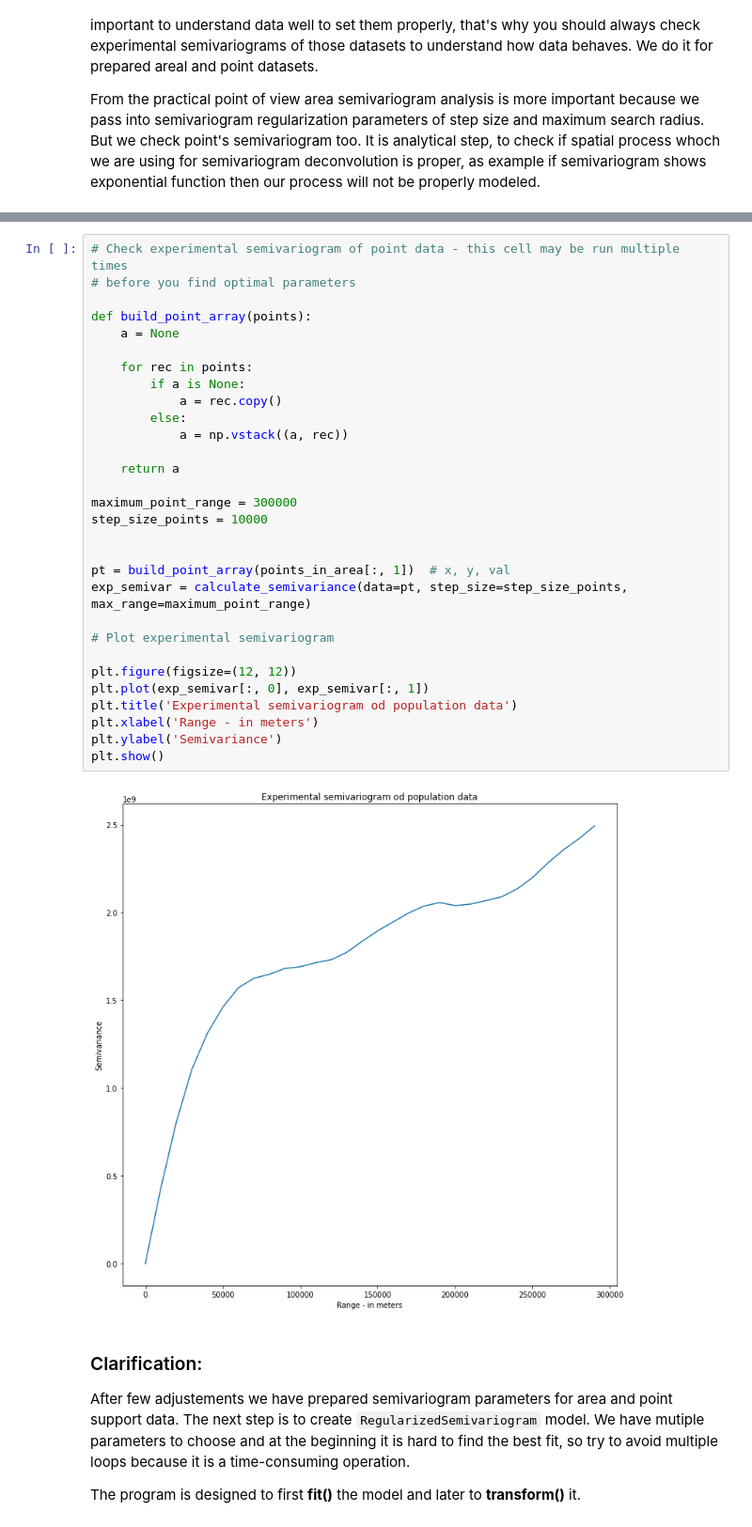
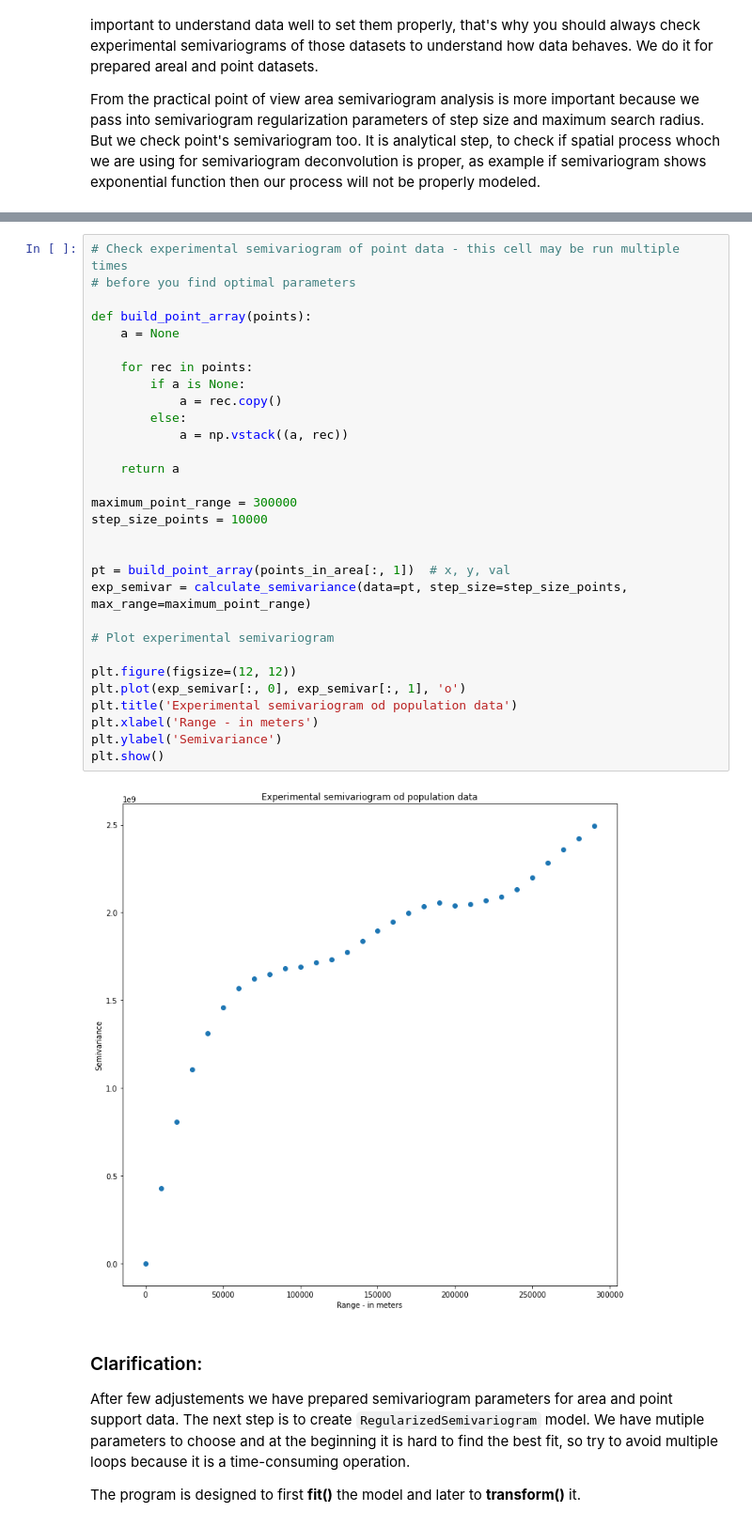
Before and after one commit to DataverseLabs/pyinterpolate, a Jupyter notebook: tutorials/Semivariogram Regularization (Intermediate).ipynb, the cells around one changed output, grey strips where cells are left out. Shown at 94% size. Drawn from its saved outputs; the diff is of its cells as text.

```diff
--- a/tutorials/Semivariogram Regularization (Intermediate).ipynb
+++ b/tutorials/Semivariogram Regularization (Intermediate).ipynb
@@ -170,35 +171,35 @@ plt.show()
 # %%
 # Check experimental semivariogram of point data - this cell may be run multiple times
 # before you find optimal parameters
 
 def build_point_array(points):
     a = None
 
     for rec in points:
         if a is None:
             a = rec.copy()
         else:
             a = np.vstack((a, rec))
 
     return a
 
 maximum_point_range = 300000
 step_size_points = 10000
 
 
 pt = build_point_array(points_in_area[:, 1])  # x, y, val
 exp_semivar = calculate_semivariance(data=pt, step_size=step_size_points, max_range=maximum_point_range)
 
 # Plot experimental semivariogram
 
 plt.figure(figsize=(12, 12))
-plt.plot(exp_semivar[:, 0], exp_semivar[:, 1])
+plt.plot(exp_semivar[:, 0], exp_semivar[:, 1], 'o')
 plt.title('Experimental semivariogram od population data')
 plt.xlabel('Range - in meters')
 plt.ylabel('Semivariance')
 plt.show()
 # %% [output]
-[figure, old version]
+[figure, new version]
 # %% [markdown]
 ### Clarification:
 
```
Also changed, not shown: parts of 7 cells of this notebook, 13 other files.
